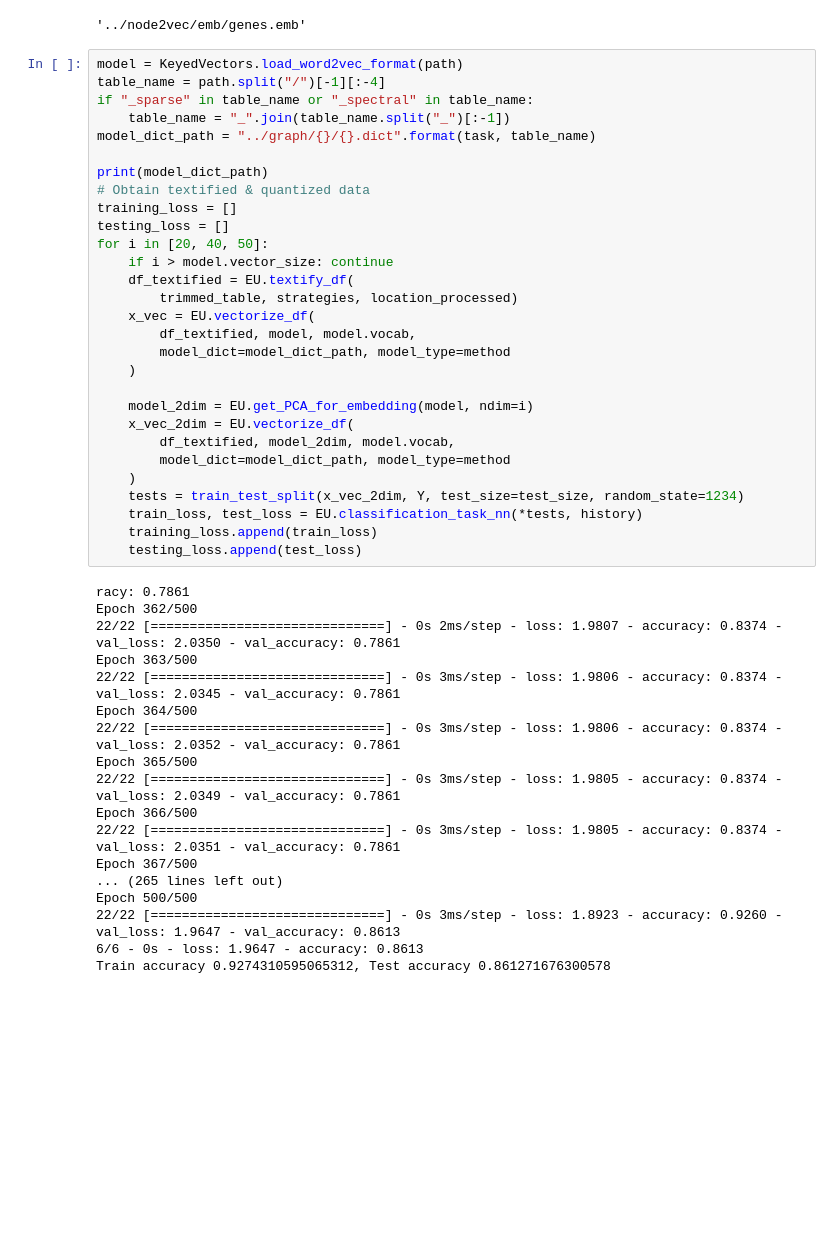
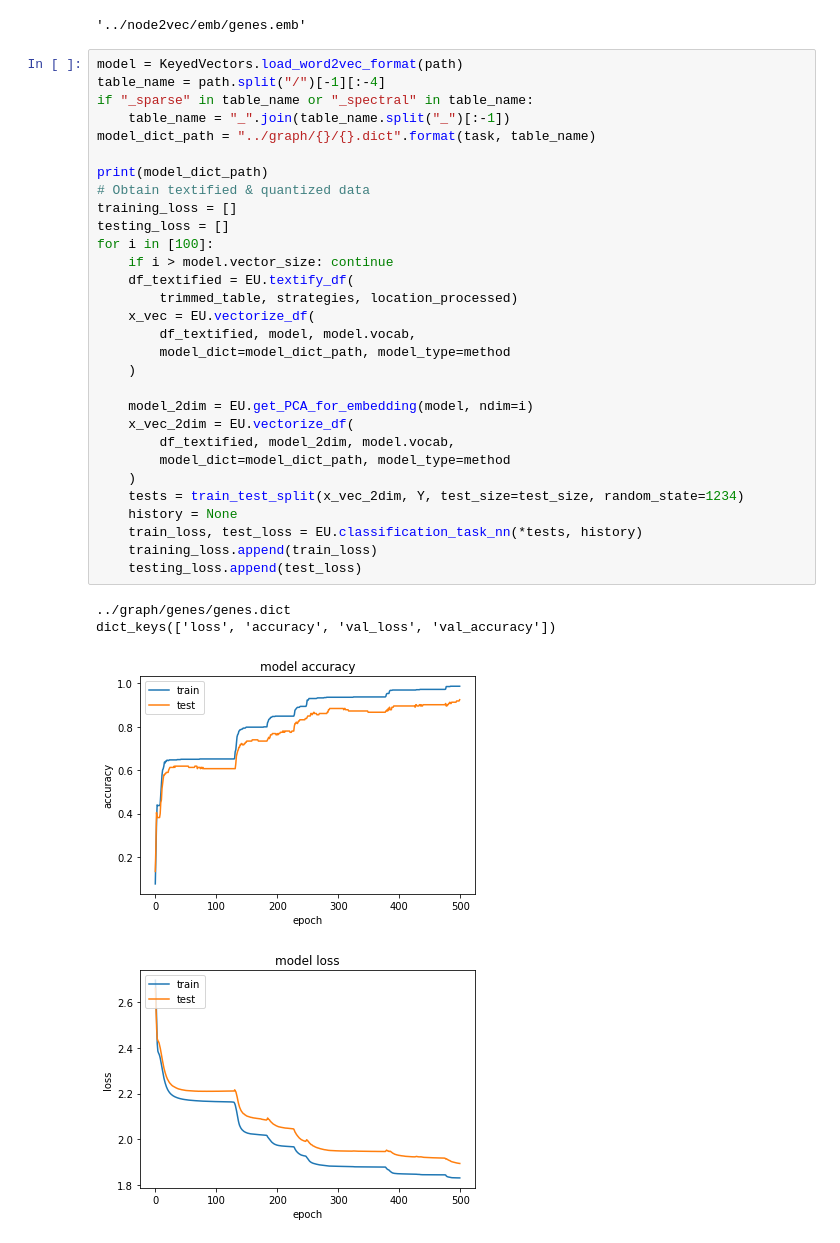
Before and after one commit to TheDataStation/relational-embedding, a Jupyter notebook: evaluation/model_evals.ipynb, the cells around one changed output. Drawn from its saved outputs; the diff is of its cells as text; blank space fills up the shorter version.

```diff
--- a/evaluation/model_evals.ipynb
+++ b/evaluation/model_evals.ipynb
@@ -62,47 +62,35 @@ path
 # %%
 model = KeyedVectors.load_word2vec_format(path)
 table_name = path.split("/")[-1][:-4]
 if "_sparse" in table_name or "_spectral" in table_name:
     table_name = "_".join(table_name.split("_")[:-1])
 model_dict_path = "../graph/{}/{}.dict".format(task, table_name)
 
 print(model_dict_path)
 # Obtain textified & quantized data
 training_loss = []
 testing_loss = []
-for i in [20, 40, 50]:
+for i in [100]:
     if i > model.vector_size: continue
     df_textified = EU.textify_df(
         trimmed_table, strategies, location_processed)
     x_vec = EU.vectorize_df(
         df_textified, model, model.vocab,
         model_dict=model_dict_path, model_type=method
     )
 
     model_2dim = EU.get_PCA_for_embedding(model, ndim=i)
     x_vec_2dim = EU.vectorize_df(
         df_textified, model_2dim, model.vocab,
         model_dict=model_dict_path, model_type=method
     )
     tests = train_test_split(x_vec_2dim, Y, test_size=test_size, random_state=1234)
+    history = None
     train_loss, test_loss = EU.classification_task_nn(*tests, history)
     training_loss.append(train_loss)
     testing_loss.append(test_loss)
 # %% [output]
-racy: 0.7861
-Epoch 362/500
-22/22 [==============================] - 0s 2ms/step - loss: 1.9807 - accuracy: 0.8374 - val_loss: 2.0350 - val_accuracy: 0.7861
-Epoch 363/500
-22/22 [==============================] - 0s 3ms/step - loss: 1.9806 - accuracy: 0.8374 - val_loss: 2.0345 - val_accuracy: 0.7861
-Epoch 364/500
-22/22 [==============================] - 0s 3ms/step - loss: 1.9806 - accuracy: 0.8374 - val_loss: 2.0352 - val_accuracy: 0.7861
-Epoch 365/500
-22/22 [==============================] - 0s 3ms/step - loss: 1.9805 - accuracy: 0.8374 - val_loss: 2.0349 - val_accuracy: 0.7861
-Epoch 366/500
-22/22 [==============================] - 0s 3ms/step - loss: 1.9805 - accuracy: 0.8374 - val_loss: 2.0351 - val_accuracy: 0.7861
-Epoch 367/500
-... (265 lines left out)
-Epoch 500/500
-22/22 [==============================] - 0s 3ms/step - loss: 1.8923 - accuracy: 0.9260 - val_loss: 1.9647 - val_accuracy: 0.8613
-6/6 - 0s - loss: 1.9647 - accuracy: 0.8613
-Train accuracy 0.9274310595065312, Test accuracy 0.861271676300578
+../graph/genes/genes.dict
+dict_keys(['loss', 'accuracy', 'val_loss', 'val_accuracy'])
+[figure, added]
+[figure, added]
```
Also changed, not shown: parts of 2 cells of this notebook, 1 other file.
